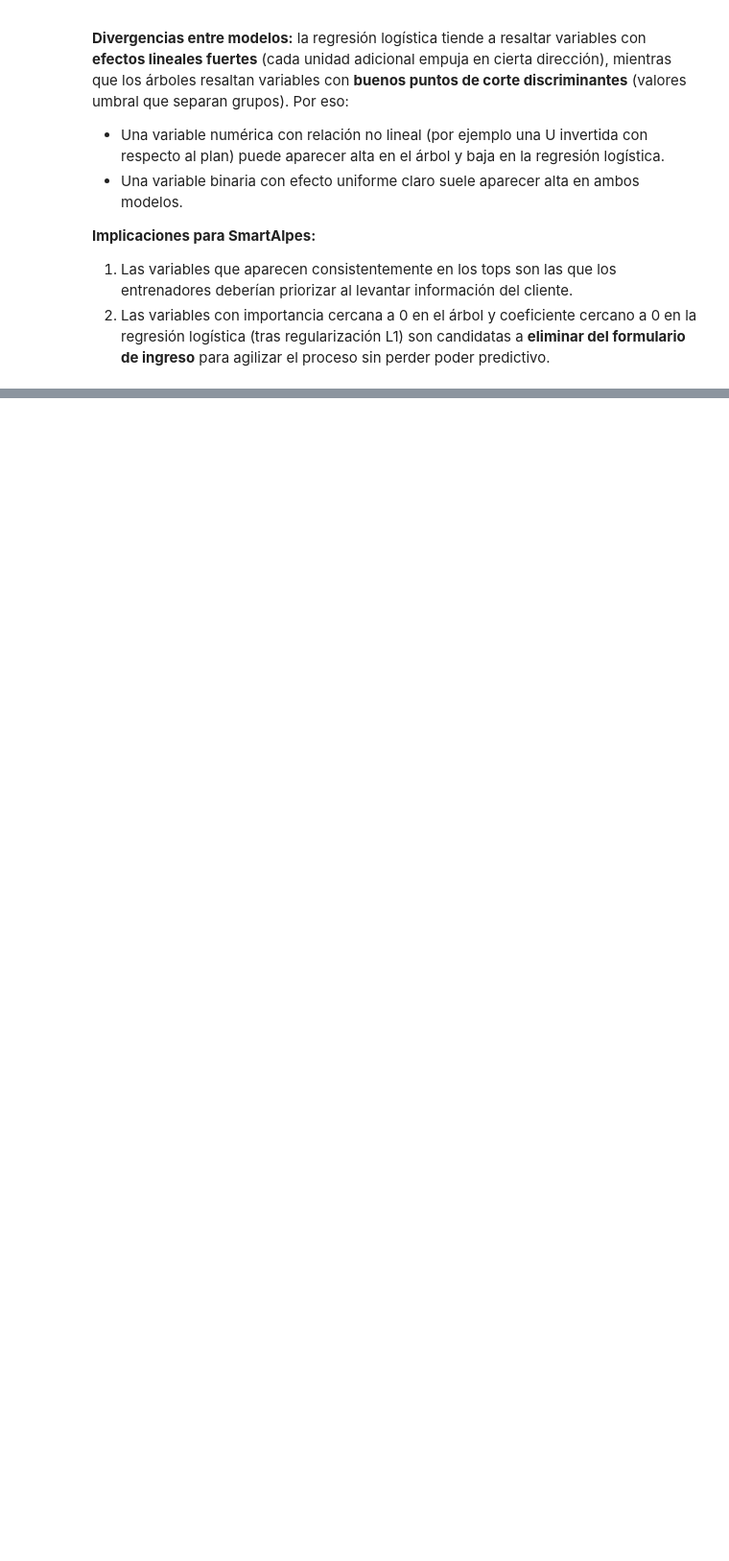
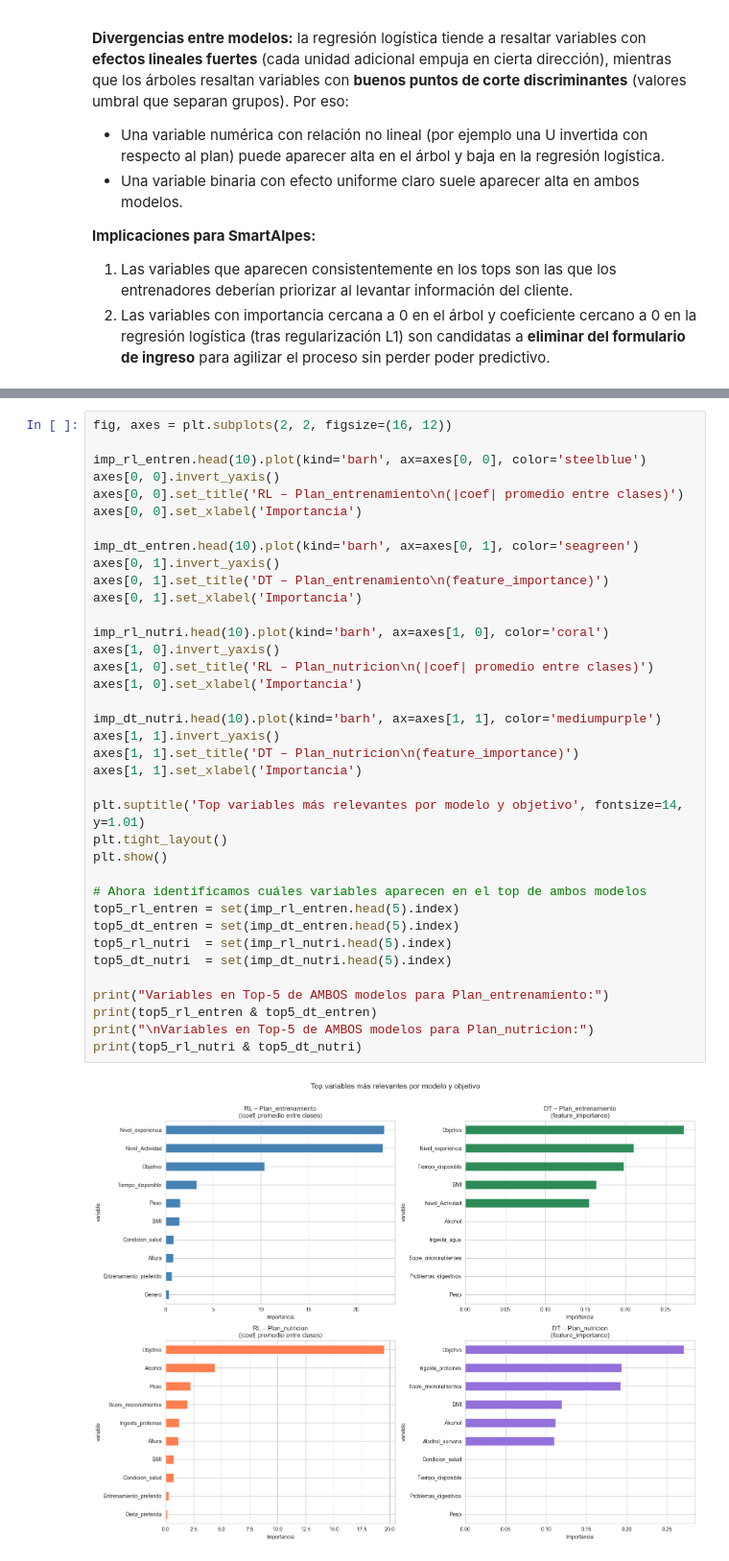
Before and after one commit to w-pollock/Grupo33-Lab3, a Jupyter notebook: Lab3.ipynb, the cells around one changed output, grey strips where cells are left out. Shown at 96% size. Saved outputs shown, nothing was run; the diff lists cells and outputs as text; blank space fills up the shorter version.

```diff
--- a/Lab3.ipynb
+++ b/Lab3.ipynb
@@ -853,0 +857,39 @@ plt.show()
+# %%
+fig, axes = plt.subplots(2, 2, figsize=(16, 12))
+
+imp_rl_entren.head(10).plot(kind='barh', ax=axes[0, 0], color='steelblue')
+axes[0, 0].invert_yaxis()
+axes[0, 0].set_title('RL – Plan_entrenamiento\n(|coef| promedio entre clases)')
+axes[0, 0].set_xlabel('Importancia')
+
+imp_dt_entren.head(10).plot(kind='barh', ax=axes[0, 1], color='seagreen')
+axes[0, 1].invert_yaxis()
+axes[0, 1].set_title('DT – Plan_entrenamiento\n(feature_importance)')
+axes[0, 1].set_xlabel('Importancia')
+
+imp_rl_nutri.head(10).plot(kind='barh', ax=axes[1, 0], color='coral')
+axes[1, 0].invert_yaxis()
+axes[1, 0].set_title('RL – Plan_nutricion\n(|coef| promedio entre clases)')
+axes[1, 0].set_xlabel('Importancia')
+
+imp_dt_nutri.head(10).plot(kind='barh', ax=axes[1, 1], color='mediumpurple')
+axes[1, 1].invert_yaxis()
+axes[1, 1].set_title('DT – Plan_nutricion\n(feature_importance)')
+axes[1, 1].set_xlabel('Importancia')
+
+plt.suptitle('Top variables más relevantes por modelo y objetivo', fontsize=14, y=1.01)
+plt.tight_layout()
+plt.show()
+
+# Ahora identificamos cuáles variables aparecen en el top de ambos modelos
+top5_rl_entren = set(imp_rl_entren.head(5).index)
+top5_dt_entren = set(imp_dt_entren.head(5).index)
+top5_rl_nutri  = set(imp_rl_nutri.head(5).index)
+top5_dt_nutri  = set(imp_dt_nutri.head(5).index)
+
+print("Variables en Top-5 de AMBOS modelos para Plan_entrenamiento:")
+print(top5_rl_entren & top5_dt_entren)
+print("\nVariables en Top-5 de AMBOS modelos para Plan_nutricion:")
+print(top5_rl_nutri & top5_dt_nutri)
+# %% [output]
+[figure, added]
```
Also changed, not shown: parts of 42 cells of this notebook, 2 other files.
